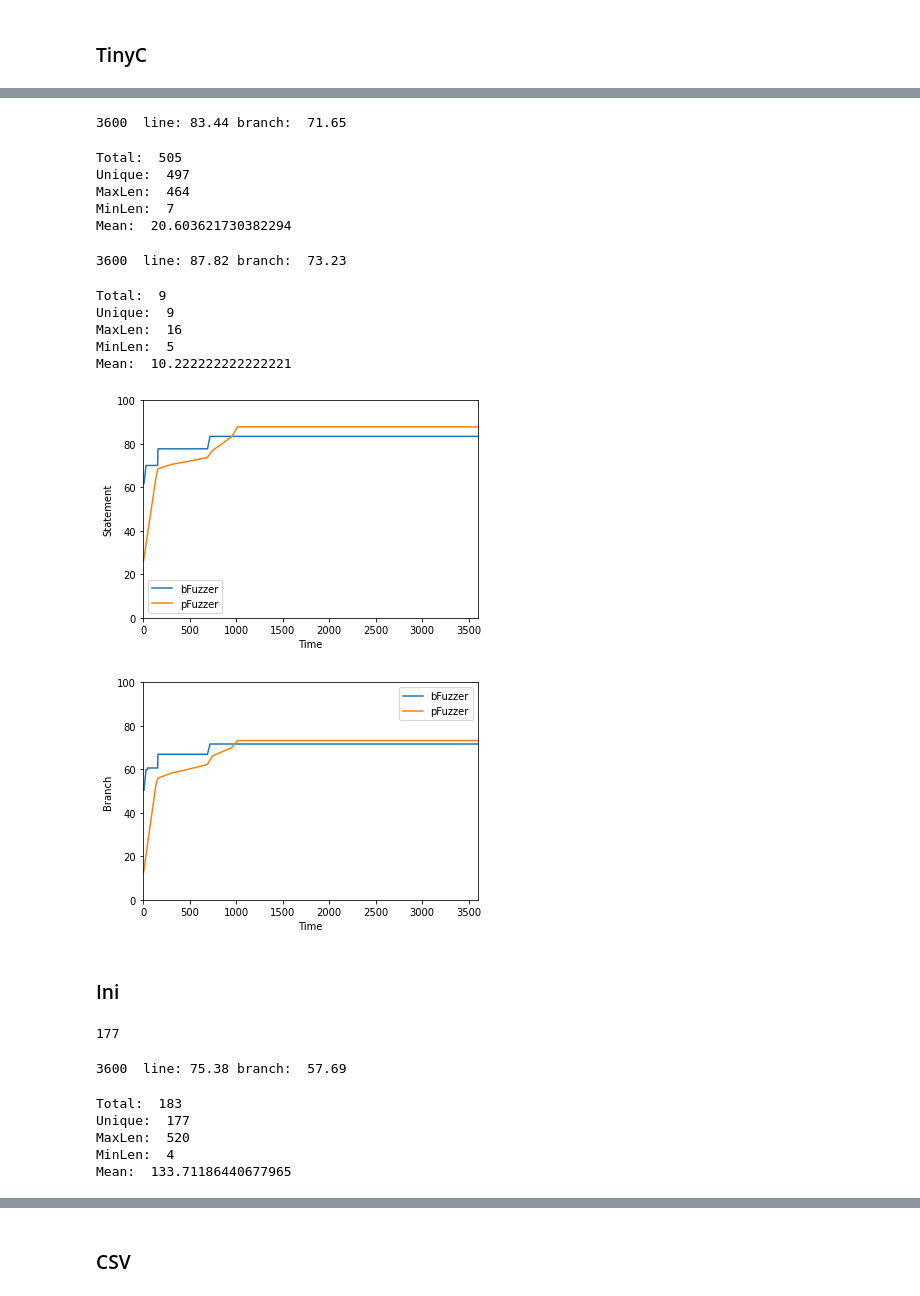
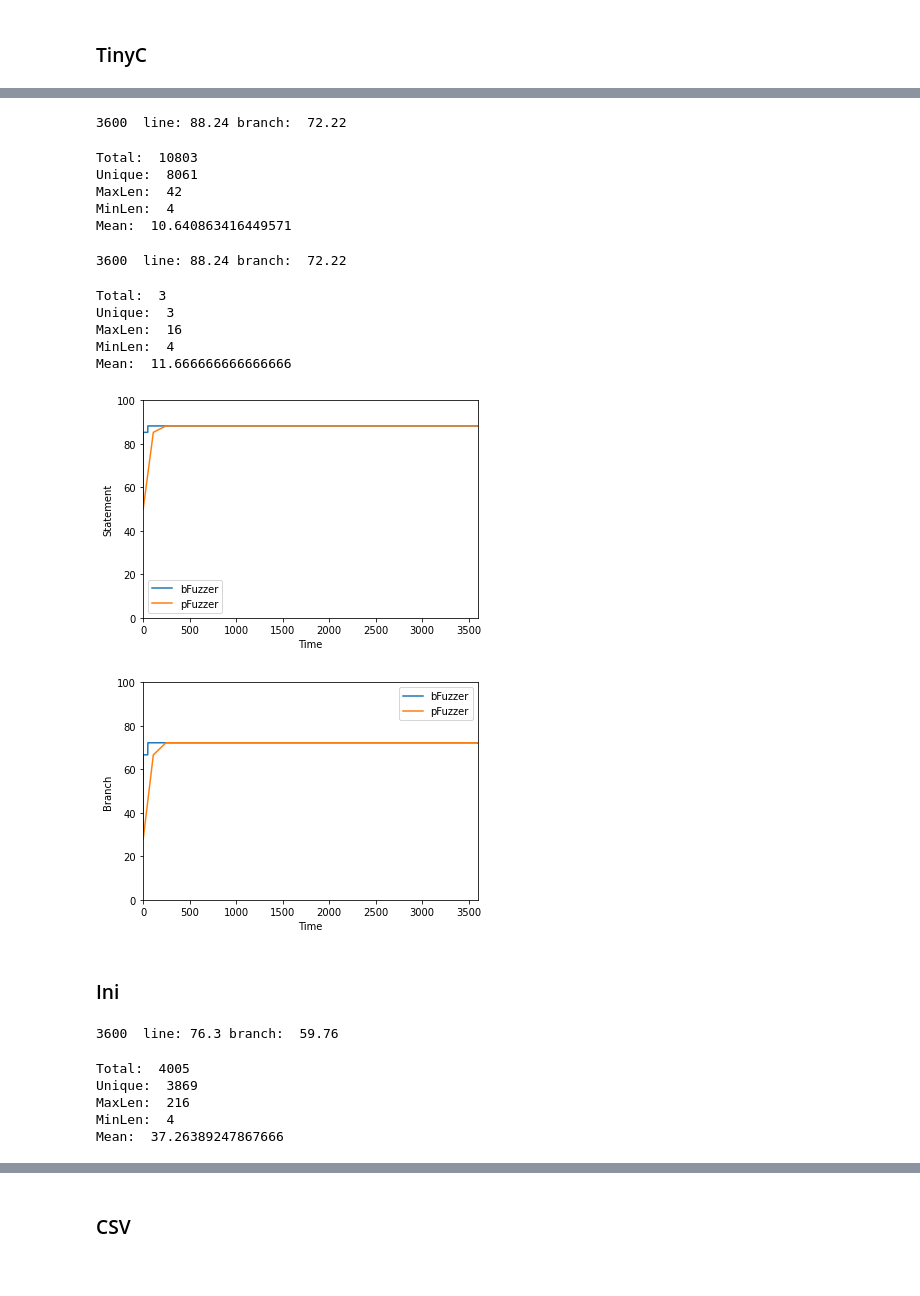
Before and after one commit to vrthra/bFuzzer, a Jupyter notebook: Analyze.ipynb, the cells around one changed output, grey strips where cells are left out. Drawn from its saved outputs; the diff is of its cells as text; code cells hidden in the pictures.

```diff
--- a/Analyze.ipynb
+++ b/Analyze.ipynb
@@ -319,40 +423,40 @@ len(tinyc_lst)
-# %%
-tinyc_outputs, tinyc_time, tinyc_line, tinyc_branch = read_cov_data('build/results_tinyc.json')
-# %% [output]
-3600  line: 83.44 branch:  71.65
+# %%
+btinyc_outputs, btinyc_time, btinyc_line, btinyc_branch = read_cov_data('data/bfuzzer_tiny.json')
+# %% [output]
+3600  line: 88.24 branch:  72.22
 # %%
-stats(tinyc_outputs)
+stats(btinyc_outputs)
 # %% [output]
-Total:  505
-Unique:  497
-MaxLen:  464
-MinLen:  7
-Mean:  20.603621730382294
+Total:  10803
+Unique:  8061
+MaxLen:  42
+MinLen:  4
+Mean:  10.640863416449571
 # %%
-ptinyc_outputs, ptinyc_time, ptinyc_line, ptinyc_branch = read_cov_data('pfuzzer/results_tiny.json')
+ptinyc_outputs, ptinyc_time, ptinyc_line, ptinyc_branch = read_cov_data('data/pfuzzer_tiny.json')
 # %% [output]
-3600  line: 87.82 branch:  73.23
+3600  line: 88.24 branch:  72.22
 # %%
 stats(ptinyc_outputs)
 # %% [output]
-Total:  9
-Unique:  9
+Total:  3
+Unique:  3
 MaxLen:  16
-MinLen:  5
-Mean:  10.222222222222221
+MinLen:  4
+Mean:  11.666666666666666
 # %%
-plt.plot(tinyc_time, tinyc_line, label='bFuzzer')
+plt.plot(btinyc_time, btinyc_line, label='bFuzzer')
 plt.plot(ptinyc_time, ptinyc_line, label='pFuzzer')
 plt.ylabel('Statement')
 plt.xlabel('Time')
 #plt.title('TinyC Cumulative Statement Coverage')
 plt.axis([0, 3600, 0, 100])
 plt.legend()
 zoom(plt, 'tinyc-s')
 # %% [output]
-[figure, old version]
+[figure, new version]
 # %%
-plt.plot(tinyc_time, tinyc_branch, label='bFuzzer')
+plt.plot(btinyc_time, btinyc_branch, label='bFuzzer')
 plt.plot(ptinyc_time, ptinyc_branch, label='pFuzzer')
 plt.ylabel('Branch')
 plt.xlabel('Time')
@@ -361,23 +465,19 @@ plt.axis([0, 3600, 0, 100])
 plt.legend()
 zoom(plt, 'tinyc-b')
 # %% [output]
-[figure, old version]
+[figure, new version]
 # %% [markdown]
 ### Ini
-# %%
-len(ini_lst)
-# %% [output]
-177
-# %%
-ini_outputs, ini_time, ini_line, ini_branch = read_cov_data('build/results_ini.json')
-# %% [output]
-3600  line: 75.38 branch:  57.69
+# %%
+bini_outputs, bini_time, bini_line, bini_branch = read_cov_data('data/bfuzzer_ini.json')
+# %% [output]
+3600  line: 76.3 branch:  59.76
 # %%
-stats(ini_outputs)
+stats(bini_outputs)
 # %% [output]
-Total:  183
-Unique:  177
-MaxLen:  520
+Total:  4005
+Unique:  3869
+MaxLen:  216
 MinLen:  4
-Mean:  133.71186440677965
+Mean:  37.26389247867666
 # %%
```
Also changed, not shown: parts of 99 cells of this notebook.
